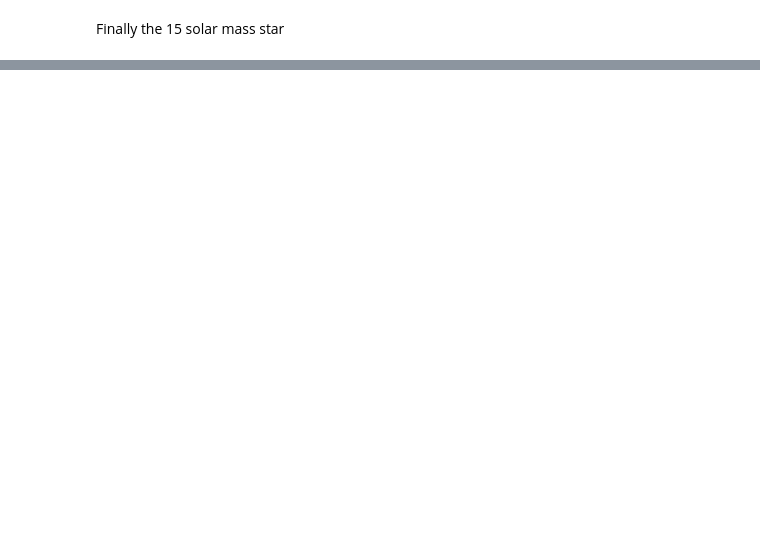
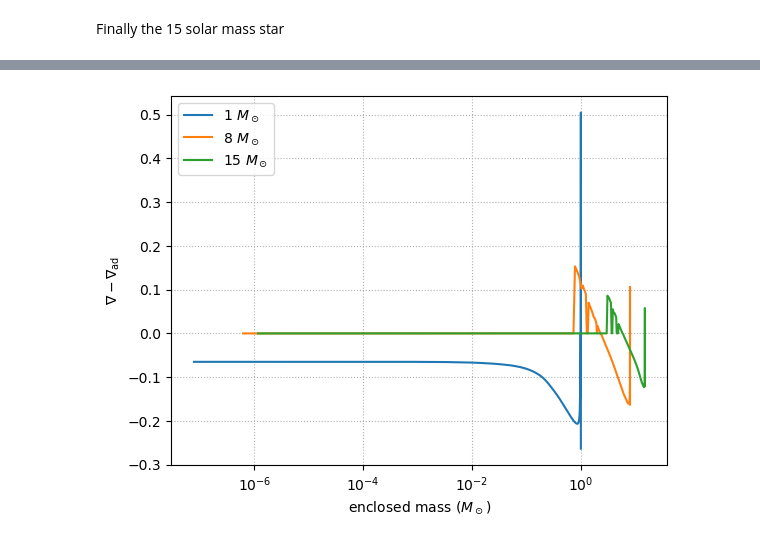
Before and after one commit to zingale/stars, a Jupyter notebook: content/stellar_evolution/stellar-models.ipynb, the cells around one changed output, grey strips where cells are left out. Cells and saved outputs as stored; diff of their text form; code cells hidden in the pictures; blank space fills up the shorter version.

```diff
--- a/content/stellar_evolution/stellar-models.ipynb
+++ b/content/stellar_evolution/stellar-models.ipynb
@@ -198,0 +211,14 @@ ax.plot(T_He, rho_He, ls="--", color="0.5")
+# %%
+fig, ax = plt.subplots()
+
+for star in models:
+    ax.plot(star.profiles[0].mass, star.profiles[0].gradT - star.profiles[0].grada,
+            label=rf"{star.mass} $M_\odot$")
+
+ax.set_xlabel("enclosed mass ($M_\odot$)")
+ax.set_ylabel(r"$\nabla - \nabla_\mathrm{ad}$")
+ax.set_xscale("log")
+ax.legend()
+ax.grid(linestyle=":")
+# %% [output]
+[figure, added]
```
Also changed, not shown: parts of 7 cells of this notebook.
